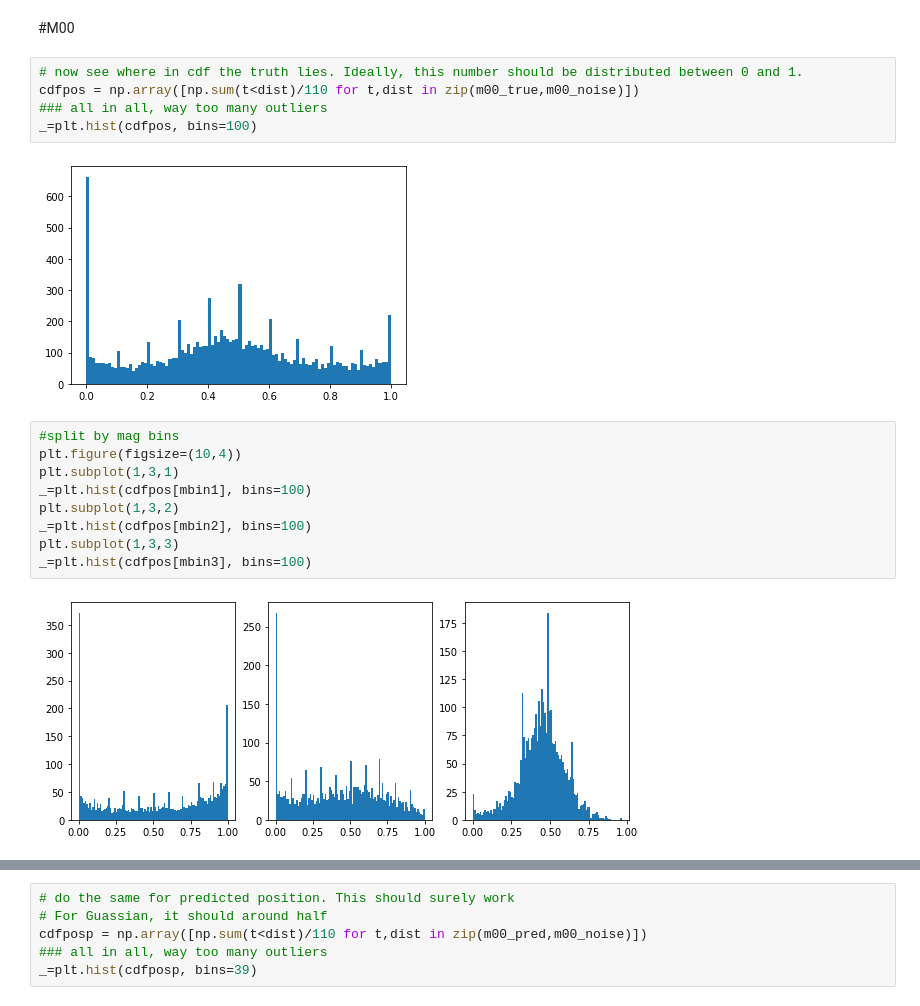
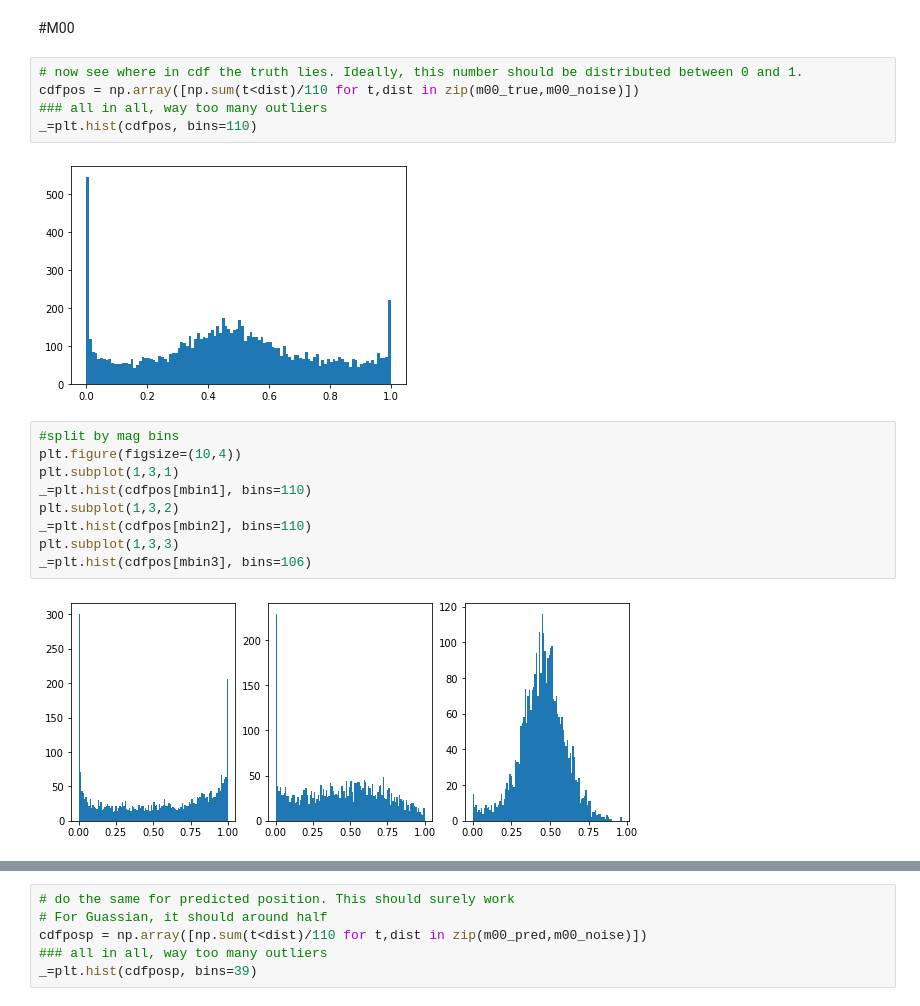
Before and after one commit to hongw579/notebooks, a Jupyter notebook: new_data_dropout_clamp_m10_m01.ipynb, the cells around one changed output, grey strips where cells are left out. Cells and saved outputs as stored; diff of their text form.

```diff
--- a/new_data_dropout_clamp_m10_m01.ipynb
+++ b/new_data_dropout_clamp_m10_m01.ipynb
@@ -224,20 +224,20 @@ plt.plot([10,25],[10,25],'k--')
 # now see where in cdf the truth lies. Ideally, this number should be distributed between 0 and 1.
 cdfpos = np.array([np.sum(t<dist)/110 for t,dist in zip(m00_true,m00_noise)])
 ### all in all, way too many outliers
-_=plt.hist(cdfpos, bins=100)
+_=plt.hist(cdfpos, bins=110)
 # %% [output]
-[figure, old version]
+[figure, new version]
 # %%
 #split by mag bins
 plt.figure(figsize=(10,4))
 plt.subplot(1,3,1)
-_=plt.hist(cdfpos[mbin1], bins=100)
+_=plt.hist(cdfpos[mbin1], bins=110)
 plt.subplot(1,3,2)
-_=plt.hist(cdfpos[mbin2], bins=100)
+_=plt.hist(cdfpos[mbin2], bins=110)
 plt.subplot(1,3,3)
-_=plt.hist(cdfpos[mbin3], bins=100)
+_=plt.hist(cdfpos[mbin3], bins=106)
 # %% [output]
-[figure, old version]
+[figure, new version]
 # %%
 # same but for psf bins
 plt.figure(figsize=(10,4))
```
Also changed, not shown: parts of 1 cell of this notebook.
